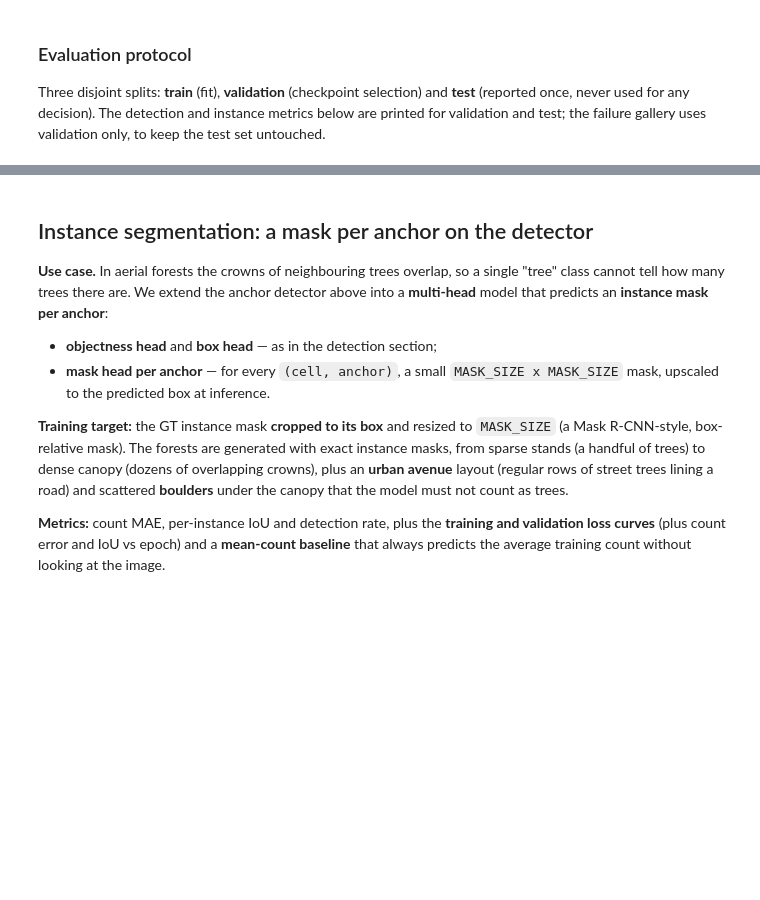
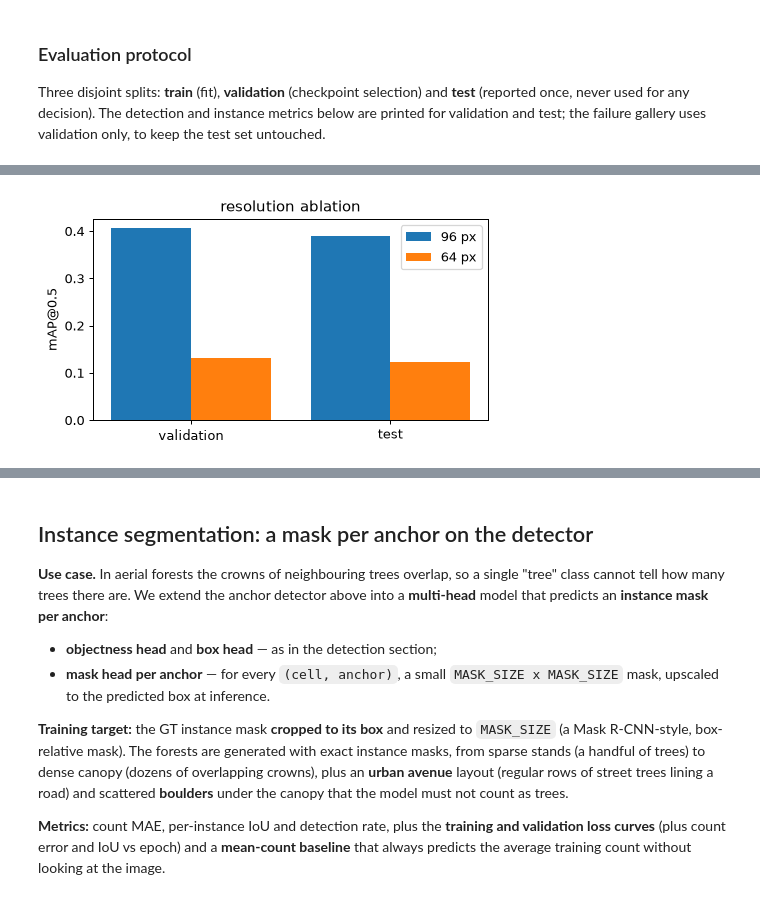
Before and after one commit to ogrisel/mplsyn, a Jupyter notebook: notebooks/08_train_object_detection.ipynb, the cells around one changed output, grey strips where cells are left out. Saved outputs shown, nothing was run; the diff lists cells and outputs as text; code cells hidden in the pictures; blank space fills up the shorter version.

```diff
--- a/notebooks/08_train_object_detection.ipynb
+++ b/notebooks/08_train_object_detection.ipynb
@@ -1068,3 +1068,86 @@ Three disjoint splits: **train** (fit), **validation** (checkpoint selection) an
 **test** (reported once, never used for any decision). The detection and
 instance metrics below are printed for validation and test; the failure
 gallery uses validation only, to keep the test set untouched.
+# %%
+# --- Resolution ablation: 96 px vs 64 px ------------------------------------
+# The detection section runs at 96 px. Here we retrain the *same* architecture
+# on 64 px scenes (a 16x16 grid) for a short schedule and compare mAP, to
+# demonstrate the resolution ceiling discussed in "Interpreting these numbers".
+SIZE_HI, GRID_HI, ANCHORS_HI = SIZE, GRID, ANCHORS
+SIZE, GRID = 64, 16
+try:
+    N_LOW, N_VAL_LOW, N_TEST_LOW = 200, 48, 40
+    low_images, low_objects = make_data(N_LOW, seed=7)
+    low_boxes = [(o.bbox[2] - o.bbox[0], o.bbox[3] - o.bbox[1])
+                 for objs in low_objects[: N_LOW - N_VAL_LOW] for o in objs]
+    ANCHORS = kmeans_anchors(low_boxes, N_ANCHORS)
+
+    low_objectness, low_class, low_box = [], [], []
+    for objs in low_objects:
+        o, c, b = encode_targets(objs, ANCHORS)
+        low_objectness.append(o); low_class.append(c); low_box.append(b)
+    low_objectness = torch.from_numpy(np.stack(low_objectness))
+    low_class = torch.from_numpy(np.stack(low_class))
+    low_box = torch.from_numpy(np.stack(low_box))
+
+    cut_low = N_VAL_LOW + N_TEST_LOW
+    low_train_images = low_images[:-cut_low]
+    low_val_images = low_images[-cut_low:-N_TEST_LOW].to(DEVICE)
+    low_test_images = low_images[-N_TEST_LOW:].to(DEVICE)
+    low_train_obj, low_train_cls, low_train_box = (
+        low_objectness[:-cut_low], low_class[:-cut_low], low_box[:-cut_low])
+    low_val_obj = low_objectness[-cut_low:-N_TEST_LOW].to(DEVICE)
+    low_val_cls = low_class[-cut_low:-N_TEST_LOW].to(DEVICE)
+    low_val_box = low_box[-cut_low:-N_TEST_LOW].to(DEVICE)
+    low_val_gt = _targets(low_objects[-cut_low:-N_TEST_LOW])
+    low_test_gt = _targets(low_objects[-N_TEST_LOW:])
+
+    low_model = AnchorDetector(N_ANCHORS, len(CLASSES)).to(DEVICE)
+    low_optimizer = torch.optim.AdamW(low_model.parameters(), lr=1e-3)
+    low_rng = np.random.default_rng(1)
+    low_best, low_best_state = 0.0, None
+    for epoch in range(40):
+        low_model.train()
+        permutation = torch.randperm(len(low_train_images))
+        for start in range(0, len(low_train_images), BATCH_SIZE):
+            idx = permutation[start:start + BATCH_SIZE]
+            batch_images, batch_obj, batch_cls, batch_box = flip_batch(
+                low_train_images[idx], low_train_obj[idx], low_train_cls[idx],
+                low_train_box[idx], low_rng)
+            batch_images = batch_images.to(DEVICE); batch_obj = batch_obj.to(DEVICE)
+            batch_cls = batch_cls.to(DEVICE); batch_box = batch_box.to(DEVICE)
+            low_optimizer.zero_grad()
+            low_predictions = low_model(batch_images)
+            positive = batch_obj > 0.5
+            loss = (F.binary_cross_entropy_with_logits(
+                        low_predictions[..., 0], batch_obj, pos_weight=pos_weight)
+                    + CLASS_WEIGHT * F.binary_cross_entropy_with_logits(
+                        low_predictions[..., 5:][positive], batch_cls[positive])
+                    + BOX_WEIGHT * F.smooth_l1_loss(
+                        low_predictions[..., 1:5][positive], batch_box[positive]))
+            loss.backward(); low_optimizer.step()
+        if epoch % 5 == 4 or epoch == 39:
+            low_model.eval()
+            with torch.no_grad():
+                val_detections = decode_predictions(low_model(low_val_images).cpu(), ANCHORS)
+            low_map, _ = mean_average_precision(val_detections, low_val_gt)
+            if low_map > low_best:
+                low_best, low_best_state = low_map, copy.deepcopy(low_model.state_dict())
+    low_model.load_state_dict(low_best_state)
+    with torch.no_grad():
+        test_detections = decode_predictions(low_model(low_test_images).cpu(), ANCHORS)
+    low_test_map, _ = mean_average_precision(test_detections, low_test_gt)
+    print(f"resolution ablation | 96 px val {mean_ap:.3f} / test {test_mean_ap:.3f}"
+          f" || 64 px val {low_best:.3f} / test {low_test_map:.3f}")
+
+    fig, ax = plt.subplots(figsize=(5.2, 3.0), dpi=90)
+    positions = np.arange(2)
+    ax.bar(positions - 0.2, [mean_ap, test_mean_ap], width=0.4, label="96 px")
+    ax.bar(positions + 0.2, [low_best, low_test_map], width=0.4, label="64 px")
+    ax.set_xticks(positions, ["validation", "test"]); ax.set_ylabel("mAP@0.5")
+    ax.set_title("resolution ablation"); ax.legend()
+    plt.tight_layout()
+    plt.show()
+finally:
+    SIZE, GRID, ANCHORS = SIZE_HI, GRID_HI, ANCHORS_HI
+# %% [output]
@@ -1070,0 +1155 @@ gallery uses validation only, to keep the test set untouched.
+[figure, added]
```
Also changed, not shown: parts of 8 cells of this notebook, 3 other files.
